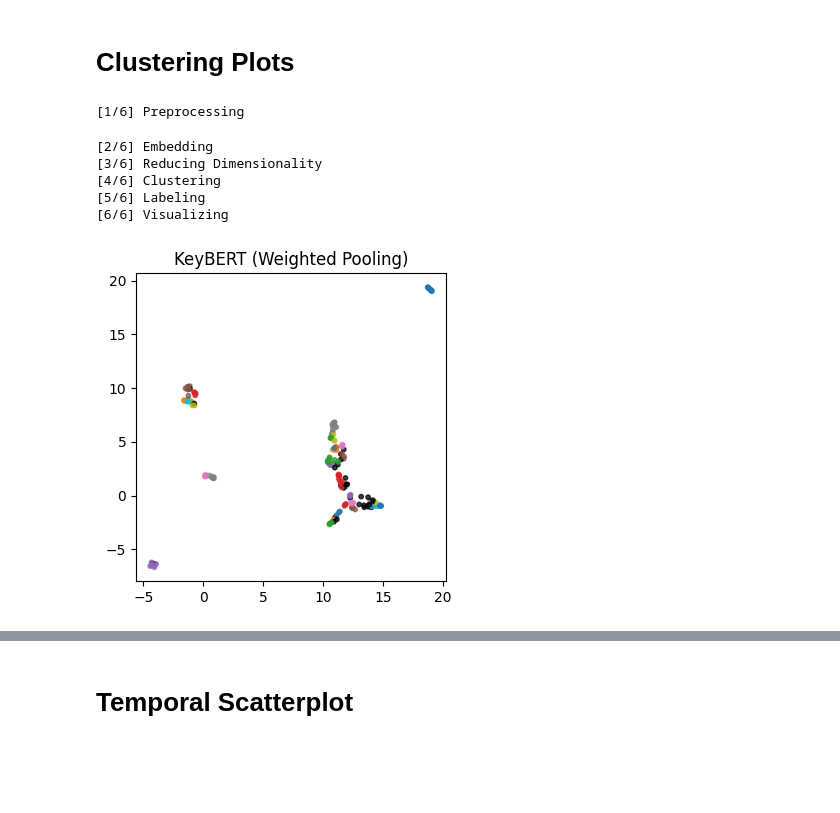
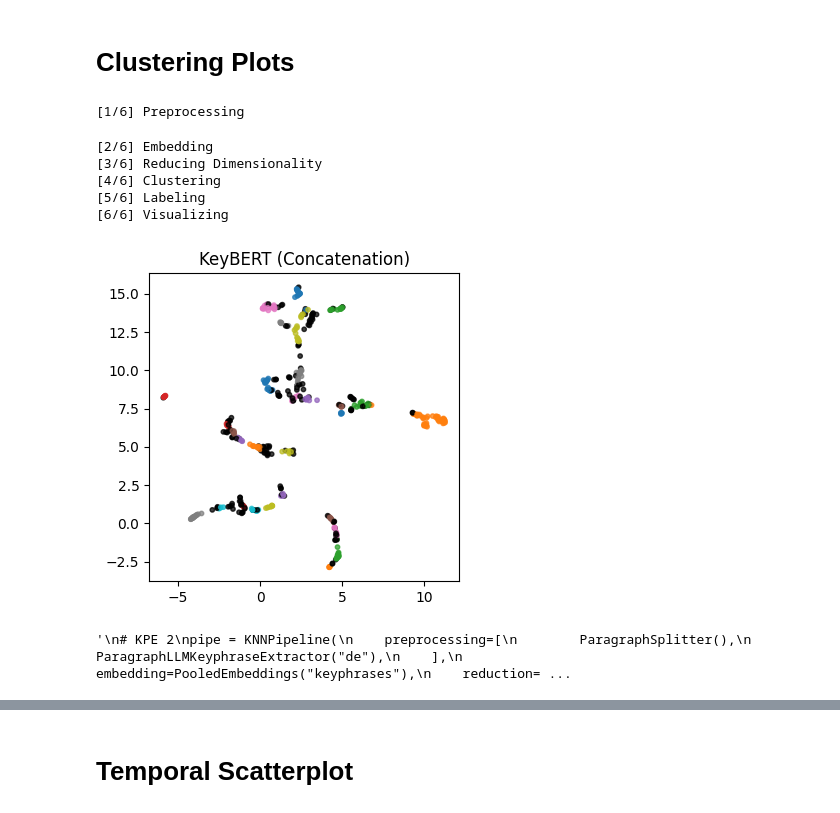
Before and after one commit to chbridges/search-result-clustering, a Jupyter notebook: faz_experiments.ipynb, the cells around one changed output, grey strips where cells are left out. Drawn from its saved outputs; the diff is of its cells as text; code cells hidden in the pictures; blank space fills up the shorter version.

```diff
--- a/faz_experiments.ipynb
+++ b/faz_experiments.ipynb
@@ -14,7 +14,7 @@ from search_clustering.clustering.knn import *
 from search_clustering.clustering.temporal import *
 from search_clustering.labeling import *
 # %%
-query = "virus"
+query = "heidelberg"
 samples = 500
 use_cached_data = True
 
@@ -36,7 +36,7 @@ with open(f"datasets/{query.replace(' ', '_')}.json", "r") as json_file:
         res
         for res in results
         if res["_source"]["publication_date"] is not None
-        #and "\n" in res["_source"]["body"]
+        and "\n" in res["_source"]["body"]
     ][:samples]
 
 
@@ -95,7 +95,7 @@ plt.show()
 # %% [markdown]
 # Clustering Plots
 # %%
-clustering = HierarchicalClustering()
+clustering = HDBSCAN()
 
 """
 # LDA 1
@@ -124,38 +124,41 @@ pipe = KNNPipeline(
     labeling=FrequentPhrases(language="de"),
 )
 pipe.fit_transform(results, title="LDA (Weighted Pooling)", legend=False)
-
+"""
 # KPE 1
 pipe = KNNPipeline(
     preprocessing=[
         ParagraphSplitter(),
         ParagraphLLMKeyphraseExtractor("de"),
         ListJoiner("keyphrases"),
     ],
     embedding=SentenceMiniLM("joined"),
     reduction=Umap(),
     clustering=clustering,
     labeling=FrequentPhrases(language="de"),
 )
 docs, clusters, labels, score = pipe.fit_transform(results, title="KeyBERT (Concatenation)", legend=False)
 """
 # KPE 2
 pipe = KNNPipeline(
     preprocessing=[
         ParagraphSplitter(),
         ParagraphLLMKeyphraseExtractor("de"),
     ],
     embedding=PooledEmbeddings("keyphrases"),
     reduction=Umap(),
     clustering=clustering,
     labeling=FrequentPhrases(language="de", n_phrases=2),
 )
+
 docs, clusters, labels, score = pipe.fit_transform(results, title="KeyBERT (Weighted Pooling)", legend=False)
+"""
 # %% [output]
 [1/6] Preprocessing
 [2/6] Embedding
 [3/6] Reducing Dimensionality
 [4/6] Clustering
 [5/6] Labeling
 [6/6] Visualizing
-[figure, old version]
+[figure, new version]
+'\n# KPE 2\npipe = KNNPipeline(\n    preprocessing=[\n        ParagraphSplitter(),\n        ParagraphLLMKeyphraseExtractor("de"),\n    ],\n    embedding=PooledEmbeddings("keyphrases"),\n    reduction= ...
```
Also changed, not shown: parts of 12 cells of this notebook.
